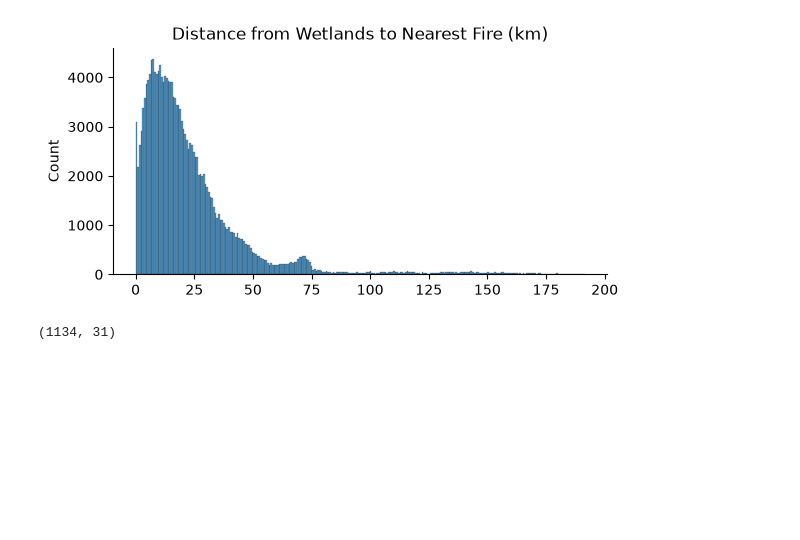
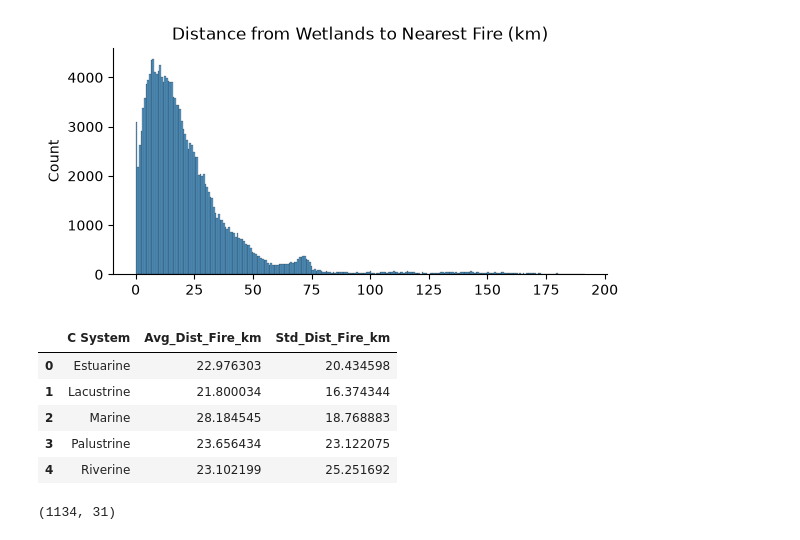
Before and after one commit to Sophiacyt/Wildfire-Wetland_BunkerAndersonTseng, a Jupyter notebook: scripts/A3/Mapping+Connecting-Kat.ipynb, the cells around one changed output. Cells and saved outputs as stored; diff of their text form; code cells hidden in the pictures; blank space fills up the shorter version.

```diff
--- a/scripts/A3/Mapping+Connecting-Kat.ipynb
+++ b/scripts/A3/Mapping+Connecting-Kat.ipynb
@@ -136,9 +136,26 @@ g.set(
 [figure]
 # %%
 # calculate average distance to nearest fire for each wetland class
-fire_stats=nearest_fires.groupby('C System')['Dist_Closest_km'].mean().reset_index()
+from narwhals import mean
 
-fire_stats = fire_stats.rename(columns={'Dist_Closest_km': 'Avg Dist. to Fire (km)'})
+
+fire_stats=(nearest_fires.groupby('C System')['Dist_Closest_km'].agg(
+    Avg_Dist_Fire_km="mean",
+    Std_Dist_Fire_km="std"
+).reset_index()
+)
+
+# fire_stats = fire_stats.rename(columns={'Dist_Closest_km': 'Avg Dist. to Fire (km)'})
+
+
+fire_stats
+# %% [output]
+|  | C System | Avg_Dist_Fire_km | Std_Dist_Fire_km |
+| 0 | Estuarine | 22.976303 | 20.434598 |
+| 1 | Lacustrine | 21.800034 | 16.374344 |
+| 2 | Marine | 28.184545 | 18.768883 |
+| 3 | Palustrine | 23.656434 | 23.122075 |
+| 4 | Riverine | 23.102199 | 25.251692 |
 # %%
 # want to see how much area of wetland actually had a wildfire
 intersect = gpd.overlay(wetlands_crs, fire_crs, how="intersection")
```
Also changed, not shown: parts of 1 cell of this notebook.
